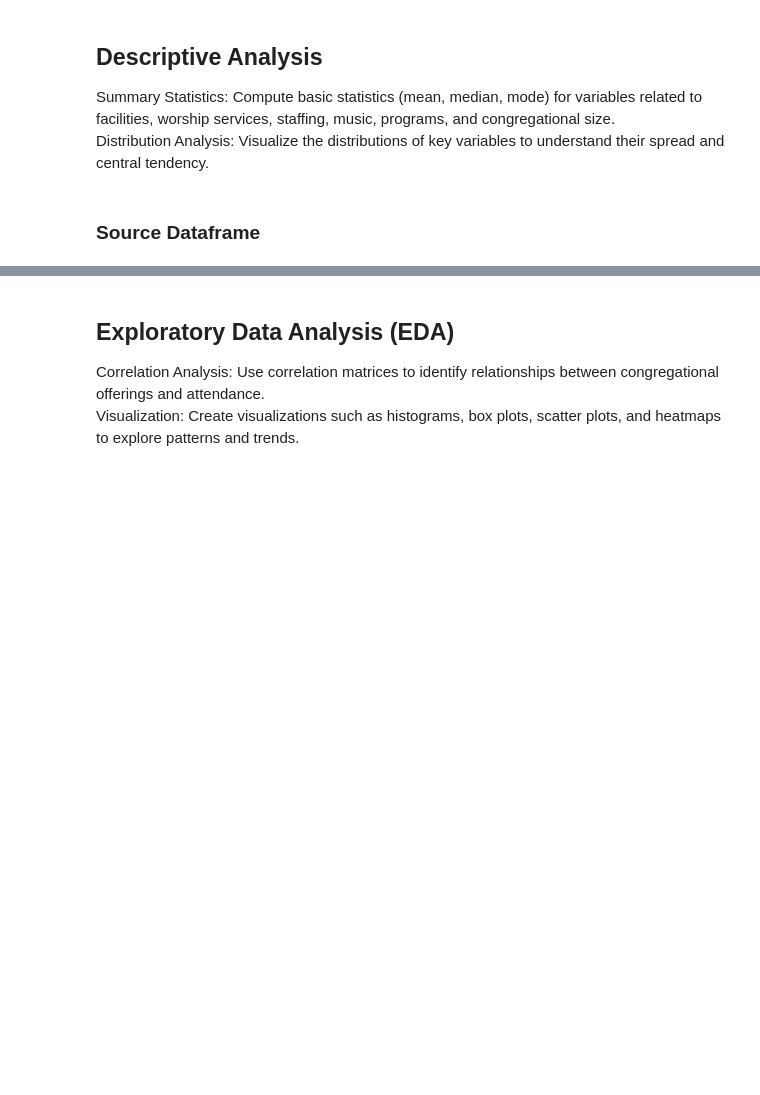
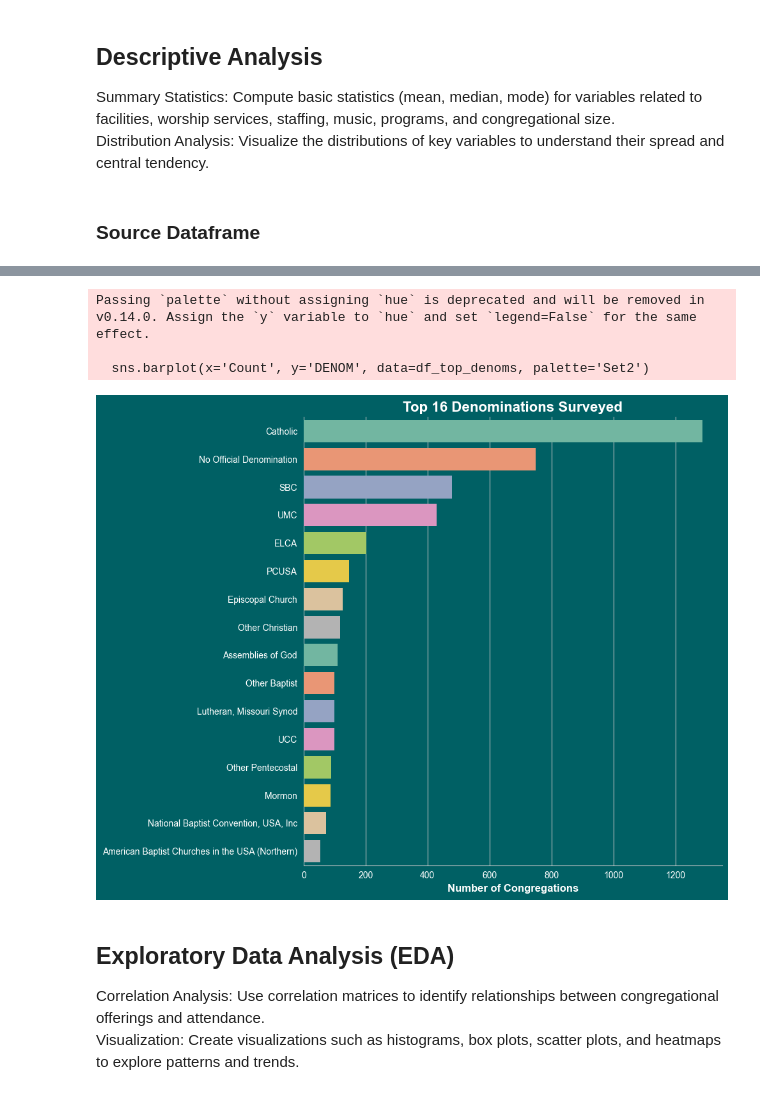
Before and after one commit to NRSchaaf/unlocking-church-growth, a Jupyter notebook: notebook/Analysis.ipynb, the cells around one changed output, grey strips where cells are left out. Cells and saved outputs as stored; diff of their text form; code cells hidden in the pictures; blank space fills up the shorter version.

```diff
--- a/notebook/Analysis.ipynb
+++ b/notebook/Analysis.ipynb
@@ -173,3 +242,64 @@ Passing `palette` without assigning `hue` is deprecated and will be removed in v
+# %%
+# Define the data
+data1 = {
+    'DENOM': [
+        'Catholic',
+        'No Official Denomination',
+        'SBC',
+        'UMC',
+        'ELCA',
+        'PCUSA',
+        'Episcopal Church',
+        'Other Christian',
+        'Assemblies of God',
+        'Other Baptist',
+        'Lutheran, Missouri Synod',
+        'UCC',
+        'Other Pentecostal',
+        'Mormon',
+        'National Baptist Convention, USA, Inc',
+        'American Baptist Churches in the USA (Northern)'
+    ],
+    'Count': [
+        1287,
+        749,
+        478,
+        430,
+        202,
+        147,
+        127,
+        117,
+        109,
+        100,
+        100,
+        99,
+        89,
+        87,
+        72,
+        53
+    ]
+}
+
+# Create DataFrame
+df_top_denoms = pd.DataFrame(data1)
+
+# Create a horizontal bar chart
+plt.figure(figsize=(10, 8))
+sns.barplot(x='Count', y='DENOM', data=df_top_denoms, palette='Set2')
+
+# Customize the plot
+plt.title('Top 16 Denominations Surveyed', fontsize=16, fontweight='bold')
+plt.xlabel('Number of Congregations', fontsize=12, fontweight='bold')
+plt.ylabel('', fontsize=12, fontweight='bold')
+plt.tight_layout()
+
+# Show the plot
+plt.show()
+# %% [output]
+Passing `palette` without assigning `hue` is deprecated and will be removed in v0.14.0. Assign the `y` variable to `hue` and set `legend=False` for the same effect.
+
+  sns.barplot(x='Count', y='DENOM', data=df_top_denoms, palette='Set2')
+[figure, added]
 # %% [markdown]
 ## Exploratory Data Analysis (EDA)
 Correlation Analysis: Use correlation matrices to identify relationships between congregational offerings and attendance.<br>
```
Also changed, not shown: parts of 9 cells of this notebook, 2 other files.
